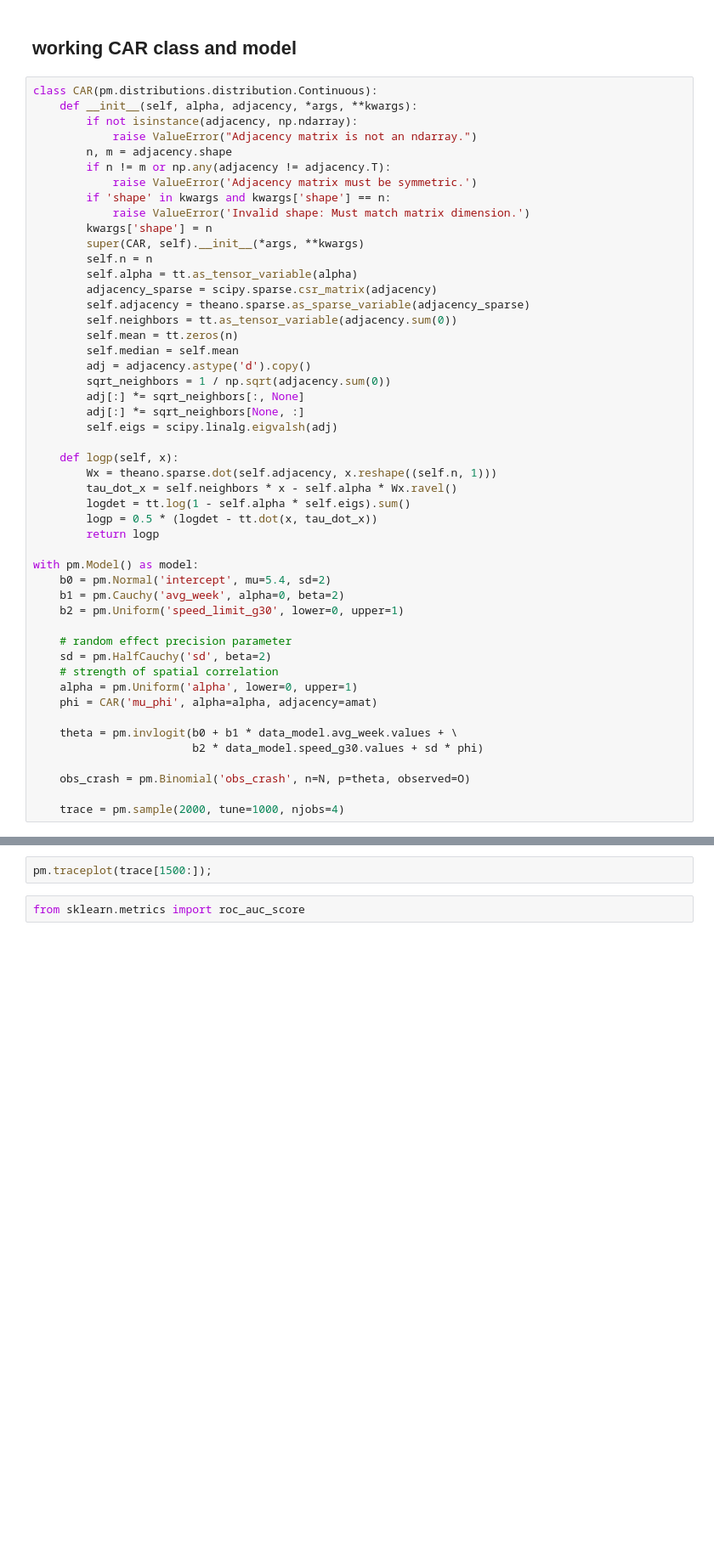
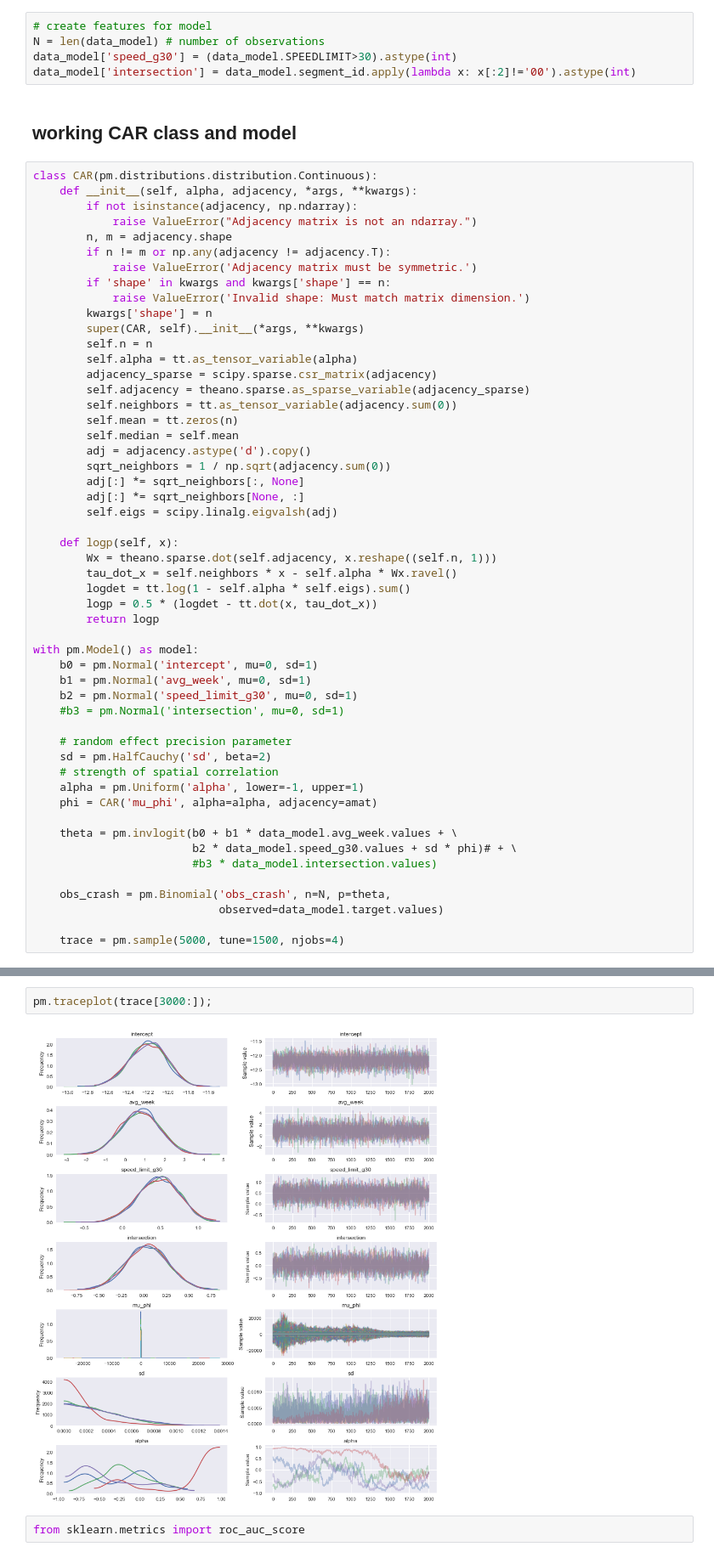
Before and after one commit to insight-lane/crash-model, a Jupyter notebook: notebooks/crash_predict_car.ipynb, the cells around one changed output, grey strips where cells are left out. Shown at 85% size. Saved outputs shown, nothing was run; the diff lists cells and outputs as text; blank space fills up the shorter version.

```diff
--- a/notebooks/crash_predict_car.ipynb
+++ b/notebooks/crash_predict_car.ipynb
@@ -125,3 +115,8 @@ O = data_model.target.values
+# %%
+# create features for model
+N = len(data_model) # number of observations
+data_model['speed_g30'] = (data_model.SPEEDLIMIT>30).astype(int)
+data_model['intersection'] = data_model.segment_id.apply(lambda x: x[:2]!='00').astype(int)
 # %% [markdown]
 ## working CAR class and model
 # %%
@@ -157,22 +152,25 @@ class CAR(pm.distributions.distribution.Continuous):
         return logp
 
 with pm.Model() as model:
-    b0 = pm.Normal('intercept', mu=5.4, sd=2)
-    b1 = pm.Cauchy('avg_week', alpha=0, beta=2)
-    b2 = pm.Uniform('speed_limit_g30', lower=0, upper=1)
+    b0 = pm.Normal('intercept', mu=0, sd=1)
+    b1 = pm.Normal('avg_week', mu=0, sd=1)
+    b2 = pm.Normal('speed_limit_g30', mu=0, sd=1)
+    #b3 = pm.Normal('intersection', mu=0, sd=1)
 
     # random effect precision parameter
     sd = pm.HalfCauchy('sd', beta=2)
     # strength of spatial correlation
-    alpha = pm.Uniform('alpha', lower=0, upper=1)
+    alpha = pm.Uniform('alpha', lower=-1, upper=1)
     phi = CAR('mu_phi', alpha=alpha, adjacency=amat)
 
     theta = pm.invlogit(b0 + b1 * data_model.avg_week.values + \
-                        b2 * data_model.speed_g30.values + sd * phi)
+                        b2 * data_model.speed_g30.values + sd * phi)# + \
+                        #b3 * data_model.intersection.values)
 
-    obs_crash = pm.Binomial('obs_crash', n=N, p=theta, observed=O)
+    obs_crash = pm.Binomial('obs_crash', n=N, p=theta,
+                            observed=data_model.target.values)
 
-    trace = pm.sample(2000, tune=1000, njobs=4)
+    trace = pm.sample(5000, tune=1500, njobs=4)
 # %% [output]
 Auto-assigning NUTS sampler...
 Initializing NUTS using advi...
@@ -182,5 +178,7 @@ KeyboardInterrupt:
 # %%
-pm.traceplot(trace[1500:]);
+pm.traceplot(trace[3000:]);
+# %% [output]
+[figure, added]
 # %%
 from sklearn.metrics import roc_auc_score
 # %%
```
Also changed, not shown: parts of 8 cells of this notebook, 2 other files.
